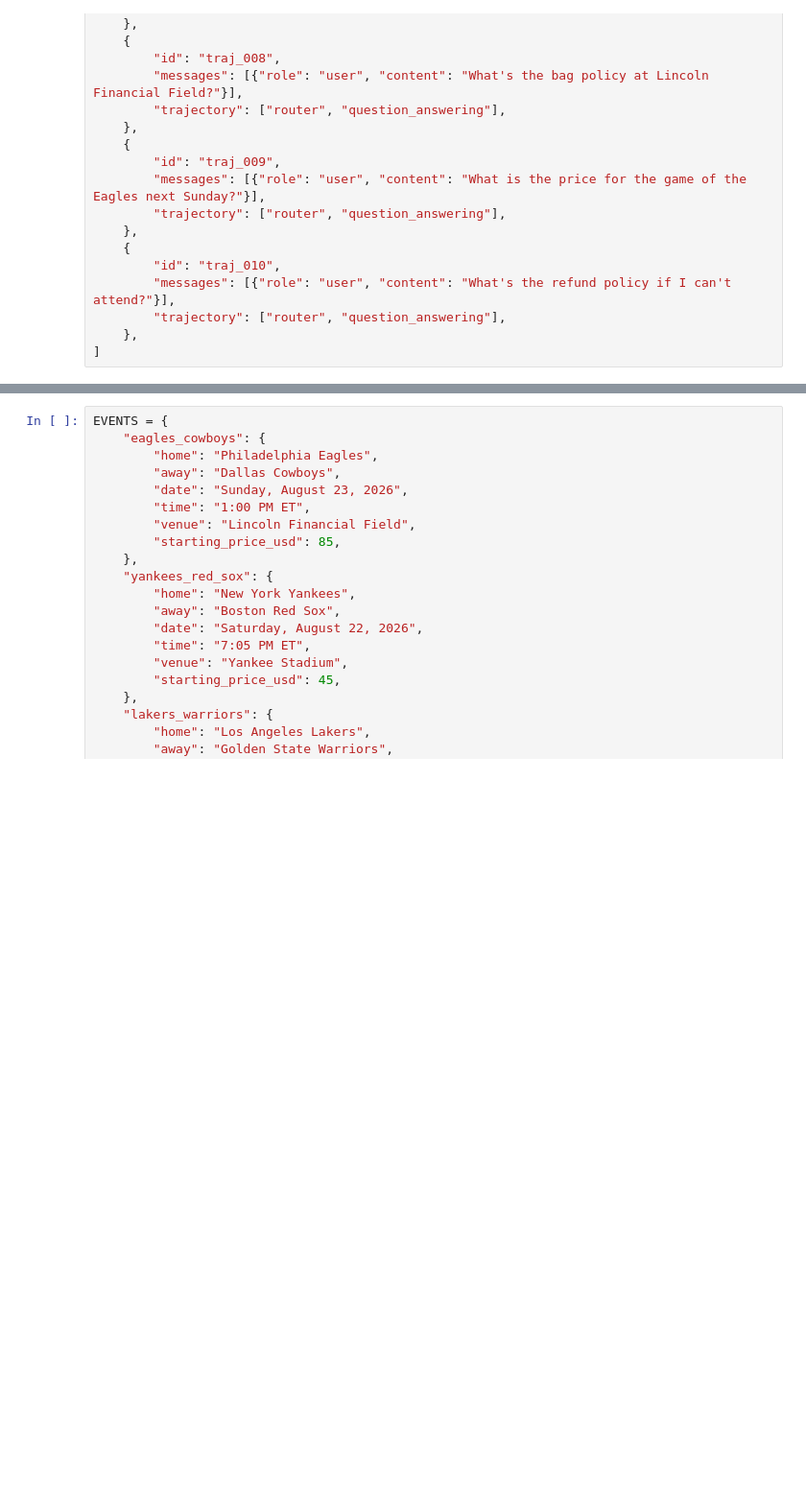
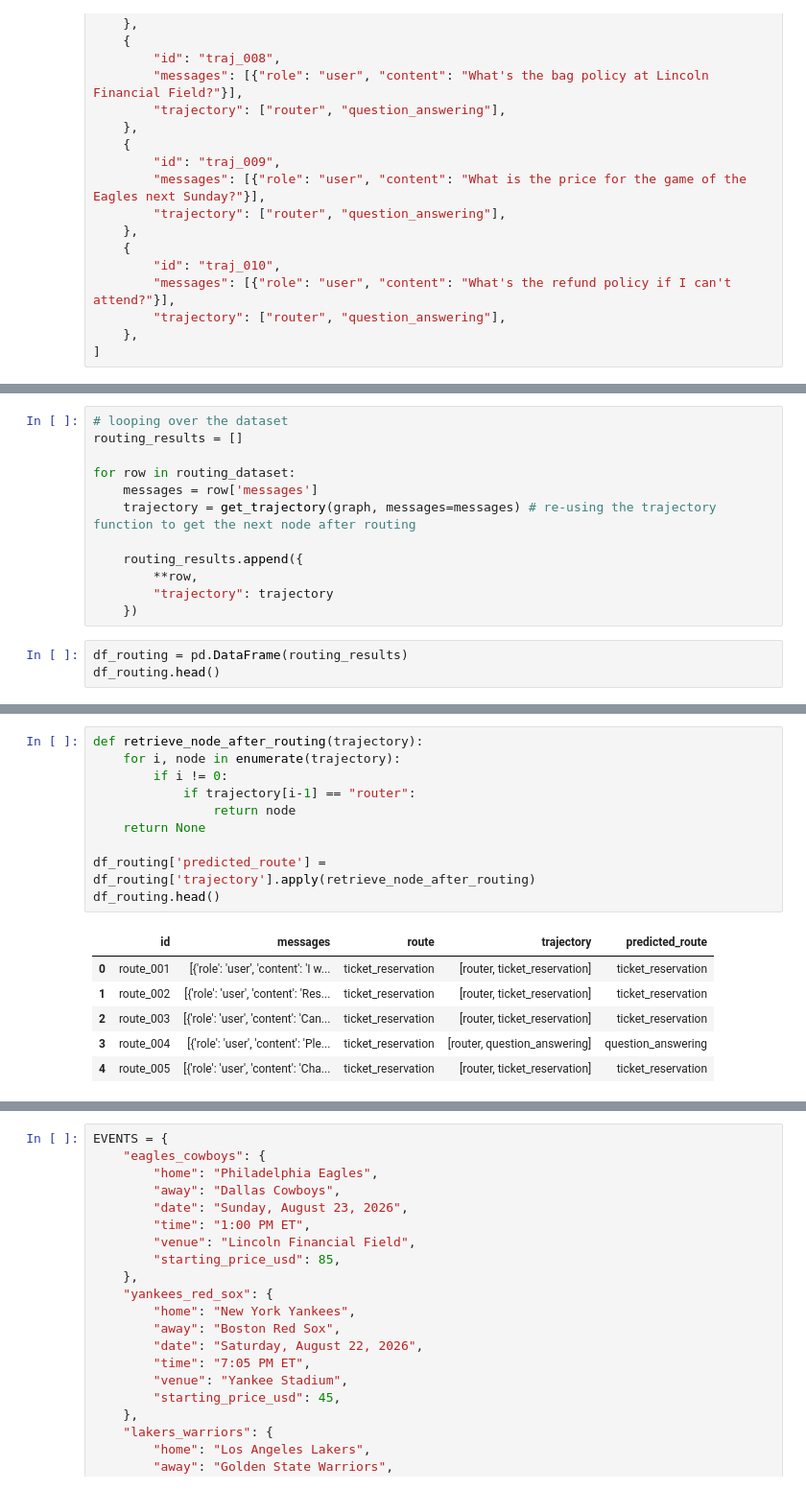
Before and after one commit to MHaurel/evaluating-agents, a Jupyter notebook: evaluation.ipynb, the cells around one changed output, grey strips where cells are left out. Shown at 96% size. Drawn from its saved outputs; the diff is of its cells as text; blank space fills up the shorter version.

```diff
--- a/evaluation.ipynb
+++ b/evaluation.ipynb
@@ -223,0 +345,15 @@ trajectory_dataset = [
+# %%
+# looping over the dataset
+routing_results = []
+
+for row in routing_dataset:
+    messages = row['messages']
+    trajectory = get_trajectory(graph, messages=messages) # re-using the trajectory function to get the next node after routing
+
+    routing_results.append({
+        **row,
+        "trajectory": trajectory
+    })
+# %%
+df_routing = pd.DataFrame(routing_results)
+df_routing.head()
@@ -223,0 +367,17 @@ trajectory_dataset = [
+# %%
+def retrieve_node_after_routing(trajectory):
+    for i, node in enumerate(trajectory):
+        if i != 0:
+            if trajectory[i-1] == "router":
+                return node
+    return None
+
+df_routing['predicted_route'] = df_routing['trajectory'].apply(retrieve_node_after_routing)
+df_routing.head()
+# %% [output]
+|  | id | messages | route | trajectory | predicted_route |
+| 0 | route_001 | [{'role': 'user', 'content': 'I w... | ticket_reservation | [router, ticket_reservation] | ticket_reservation |
+| 1 | route_002 | [{'role': 'user', 'content': 'Res... | ticket_reservation | [router, ticket_reservation] | ticket_reservation |
+| 2 | route_003 | [{'role': 'user', 'content': 'Can... | ticket_reservation | [router, ticket_reservation] | ticket_reservation |
+| 3 | route_004 | [{'role': 'user', 'content': 'Ple... | ticket_reservation | [router, question_answering] | question_answering |
+| 4 | route_005 | [{'role': 'user', 'content': 'Cha... | ticket_reservation | [router, ticket_reservation] | ticket_reservation |
```
Also changed, not shown: parts of 25 cells of this notebook, 3 other files.
